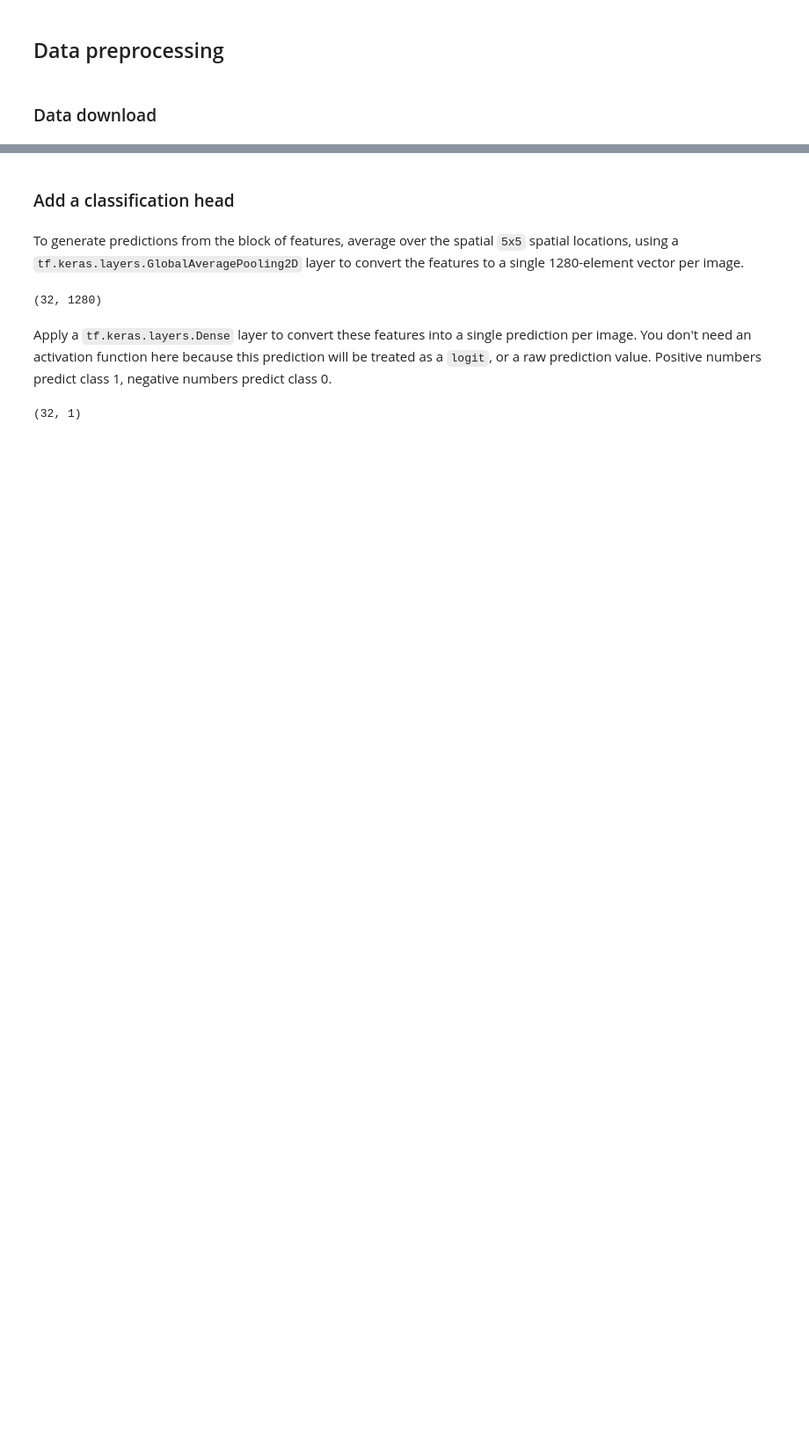
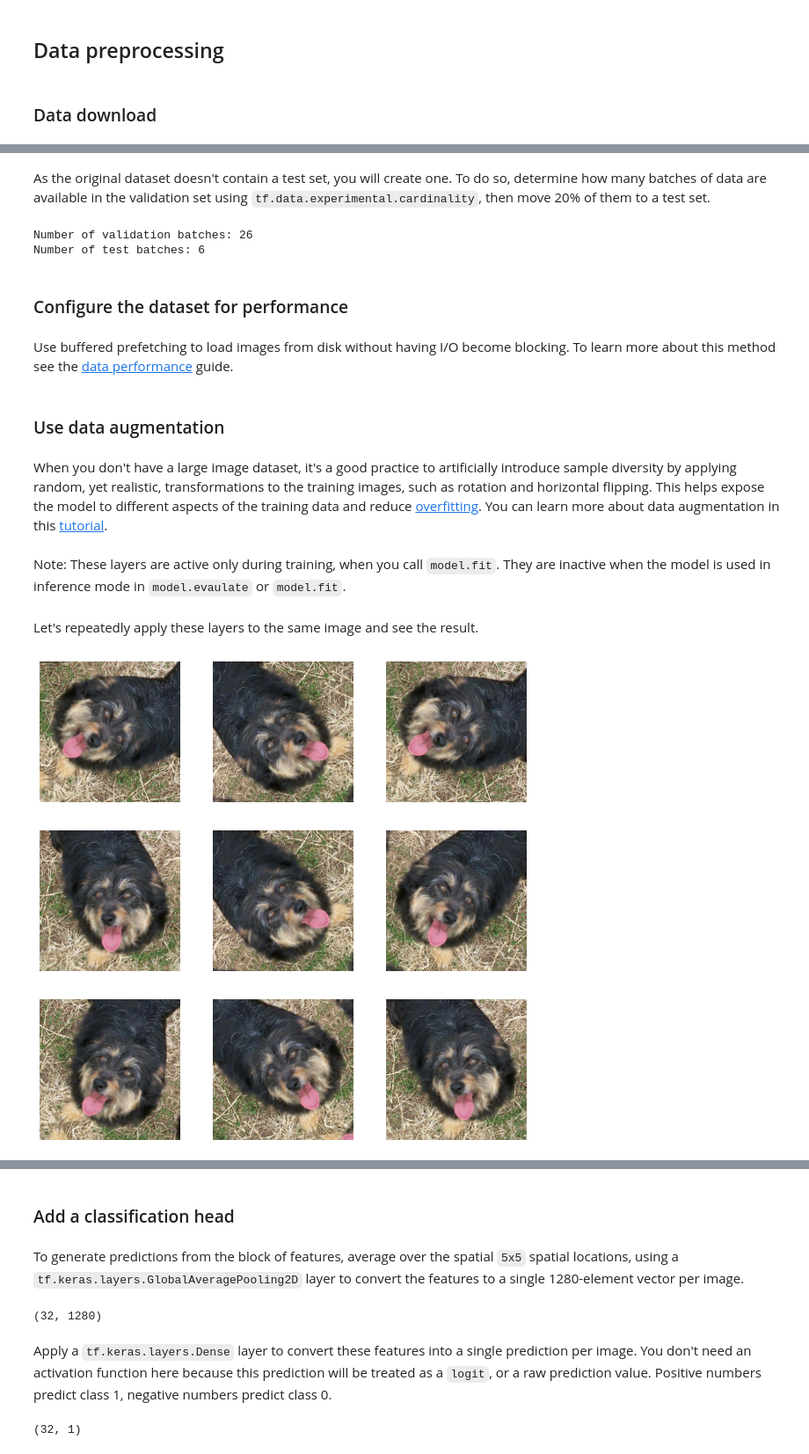
Before and after one commit to andreaskdk/machine-learning-course-notebooks, a Jupyter notebook: coursenotebooks/transfer_learning.ipynb, the cells around one changed output, grey strips where cells are left out. Shown at 88% size. Drawn from its saved outputs; the diff is of its cells as text; code cells hidden in the pictures; blank space fills up the shorter version.

````diff
--- a/coursenotebooks/transfer_learning.ipynb
+++ b/coursenotebooks/transfer_learning.ipynb
@@ -219,0 +131,2 @@ It's important to freeze the convolutional based before you compile and train th
+# %% [markdown]
+As the original dataset doesn't contain a test set, you will create one. To do so, determine how many batches of data are available in the validation set using ```tf.data.experimental.cardinality```, then move 20% of them to a test set.
@@ -219,0 +137,40 @@ It's important to freeze the convolutional based before you compile and train th
+# %%
+print('Number of validation batches: %d' % tf.data.experimental.cardinality(validation_dataset))
+print('Number of test batches: %d' % tf.data.experimental.cardinality(test_dataset))
+# %% [output]
+Number of validation batches: 26
+Number of test batches: 6
+# %% [markdown]
+### Configure the dataset for performance
+# %% [markdown]
+Use buffered prefetching to load images from disk without having I/O become blocking. To learn more about this method see the [data performance](https://www.tensorflow.org/guide/data_performance) guide.
+# %%
+AUTOTUNE = tf.data.AUTOTUNE
+
+train_dataset = train_dataset.prefetch(buffer_size=AUTOTUNE)
+validation_dataset = validation_dataset.prefetch(buffer_size=AUTOTUNE)
+test_dataset = test_dataset.prefetch(buffer_size=AUTOTUNE)
+# %% [markdown]
+### Use data augmentation
+# %% [markdown]
+When you don't have a large image dataset, it's a good practice to artificially introduce sample diversity by applying random, yet realistic, transformations to the training images, such as rotation and horizontal flipping. This helps expose the model to different aspects of the training data and reduce [overfitting](https://www.tensorflow.org/tutorials/keras/overfit_and_underfit). You can learn more about data augmentation in this [tutorial](https://www.tensorflow.org/tutorials/images/data_augmentation).
+# %%
+data_augmentation = tf.keras.Sequential([
+  tf.keras.layers.experimental.preprocessing.RandomFlip('horizontal'),
+  tf.keras.layers.experimental.preprocessing.RandomRotation(0.2),
+])
+# %% [markdown]
+Note: These layers are active only during training, when you call `model.fit`. They are inactive when the model is used in inference mode in `model.evaulate` or `model.fit`.
+# %% [markdown]
+Let's repeatedly apply these layers to the same image and see the result.
+# %%
+for image, _ in train_dataset.take(1):
+  plt.figure(figsize=(10, 10))
+  first_image = image[0]
+  for i in range(9):
+    ax = plt.subplot(3, 3, i + 1)
+    augmented_image = data_augmentation(tf.expand_dims(first_image, 0))
+    plt.imshow(augmented_image[0] / 255)
+    plt.axis('off')
+# %% [output]
+[figure, added]
````
Also changed, not shown: parts of 86 cells of this notebook, 2 other files.
